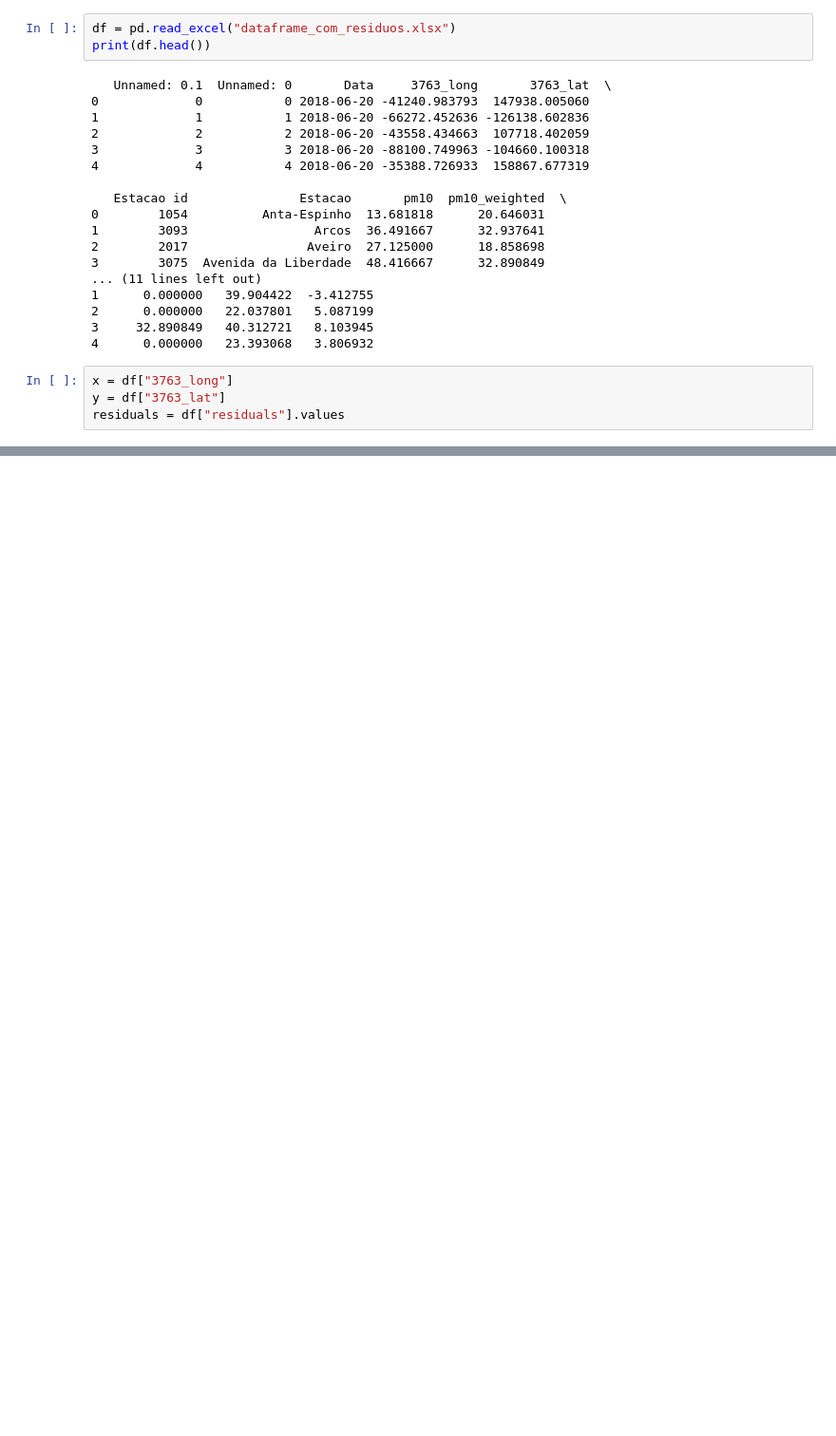
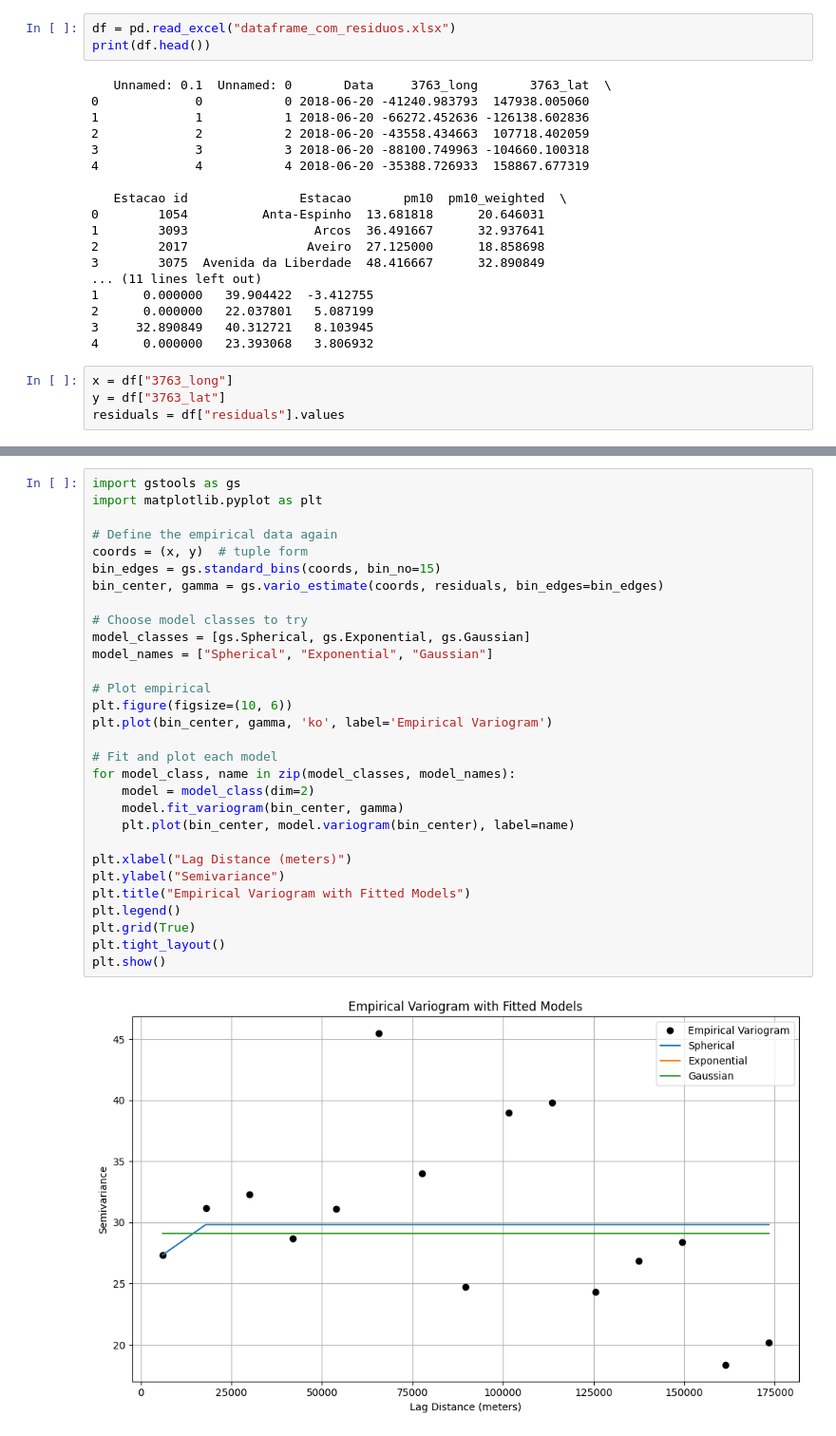
Before and after one commit to FC1104-XX/ProjIntegrador, a Jupyter notebook: kriging.ipynb, the cells around one changed output, grey strips where cells are left out. Shown at 95% size. Saved outputs shown, nothing was run; the diff lists cells and outputs as text; blank space fills up the shorter version.

```diff
--- a/kriging.ipynb
+++ b/kriging.ipynb
@@ -202,0 +197,32 @@ plt.show()
+# %%
+import gstools as gs
+import matplotlib.pyplot as plt
+
+# Define the empirical data again
+coords = (x, y)  # tuple form
+bin_edges = gs.standard_bins(coords, bin_no=15)
+bin_center, gamma = gs.vario_estimate(coords, residuals, bin_edges=bin_edges)
+
+# Choose model classes to try
+model_classes = [gs.Spherical, gs.Exponential, gs.Gaussian]
+model_names = ["Spherical", "Exponential", "Gaussian"]
+
+# Plot empirical
+plt.figure(figsize=(10, 6))
+plt.plot(bin_center, gamma, 'ko', label='Empirical Variogram')
+
+# Fit and plot each model
+for model_class, name in zip(model_classes, model_names):
+    model = model_class(dim=2)
+    model.fit_variogram(bin_center, gamma)
+    plt.plot(bin_center, model.variogram(bin_center), label=name)
+
+plt.xlabel("Lag Distance (meters)")
+plt.ylabel("Semivariance")
+plt.title("Empirical Variogram with Fitted Models")
+plt.legend()
+plt.grid(True)
+plt.tight_layout()
+plt.show()
+# %% [output]
+[figure, added]
```
Also changed, not shown: parts of 20 cells of this notebook, 1 other file.
